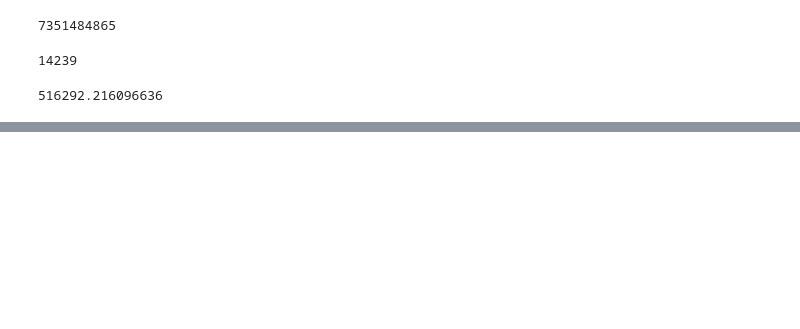
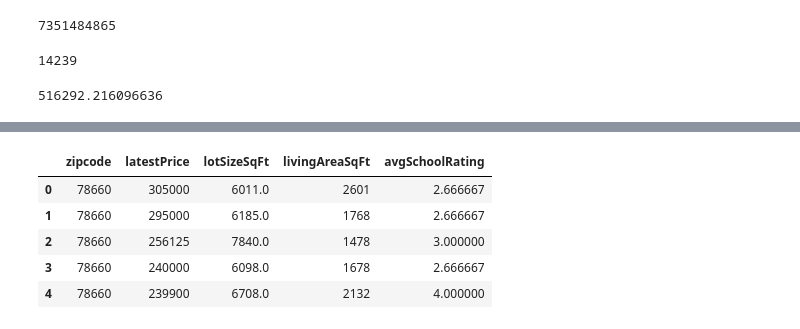
Before and after one commit to jonarnold3065/SMU_Project-1, a Jupyter notebook: Jons_Work/Google Maps Slide bar.ipynb, the cells around one changed output, grey strips where cells are left out. Cells and saved outputs as stored; diff of their text form; code cells hidden in the pictures; blank space fills up the shorter version.

```diff
--- a/Jons_Work/Google Maps Slide bar.ipynb
+++ b/Jons_Work/Google Maps Slide bar.ipynb
@@ -480,0 +505,11 @@ average_price
+# %%
+sq_zip = cleaned_data[["zipcode", "latestPrice", "lotSizeSqFt",
+                           "livingAreaSqFt", "avgSchoolRating"]]
+sq_zip.head()
+# %% [output]
+|  | zipcode | latestPrice | lotSizeSqFt | livingAreaSqFt | avgSchoolRating |
+| 0 | 78660 | 305000 | 6011.0 | 2601 | 2.666667 |
+| 1 | 78660 | 295000 | 6185.0 | 1768 | 2.666667 |
+| 2 | 78660 | 256125 | 7840.0 | 1478 | 3.000000 |
+| 3 | 78660 | 240000 | 6098.0 | 1678 | 2.666667 |
+| 4 | 78660 | 239900 | 6708.0 | 2132 | 4.000000 |
```
Also changed, not shown: parts of 6 cells of this notebook, 1 other file.
